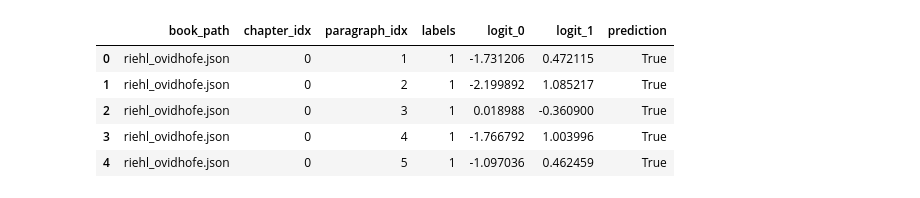
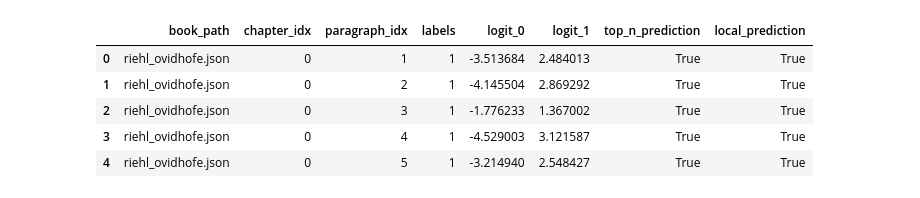
Before and after one commit to MzudemO/chapter-segmentation, a Jupyter notebook: onetime_scripts/evaluate_predictions.ipynb, the cells around one changed output. Saved outputs shown, nothing was run; the diff lists cells and outputs as text; code cells hidden in the pictures.

```diff
--- a/onetime_scripts/evaluate_predictions.ipynb
+++ b/onetime_scripts/evaluate_predictions.ipynb
@@ -6,7 +12,7 @@ from nltk.metrics import segmentation
 # %%
-df = pd.read_pickle("../results/predictions_test.pkl")
+df = pd.read_pickle("../results/predictions_finetuned_2e-5_bs32_e3_best.pkl")
+# df = random_model(df)
+print(len(df))
 df.head()
-
-print(len(df))
 # %% [output]
 1532682
@@ -13,24 +25,27 @@ print(len(df))
 # %%
 def add_predictions(df: pd.DataFrame) -> pd.DataFrame:
     df = df.copy()
-    df["prediction"] = pd.Series([True for _ in range(len(df))])
+    df["top_n_prediction"] = pd.Series([True for _ in range(len(df))])
     for book in tqdm(df["book_path"].unique()):
         book_df = df[df["book_path"] == book]
         predicted_chapters = book_df.sort_values("logit_0", ascending=False)[
             : len(book_df[book_df["labels"] == 0])
         ]
         for row in predicted_chapters.iterrows():
-            df.loc[row[0], "prediction"] = False  # chapter break is class 0
+            df.loc[row[0], "top_n_prediction"] = False  # chapter break is class 0
+    df["local_prediction"] = pd.Series([True for _ in range(len(df))])
+    for idx, row in df.iterrows():
+        df.loc[idx, "local_prediction"] = row["logit_0"] < row["logit_1"]
 
     return df
 
 pred_df = add_predictions(df)
 pred_df.head()
 # %% [output]
-|  | book_path | chapter_idx | paragraph_idx | labels | logit_0 | logit_1 | prediction |
-| 0 | riehl_ovidhofe.json | 0 | 1 | 1 | -1.731206 | 0.472115 | True |
-| 1 | riehl_ovidhofe.json | 0 | 2 | 1 | -2.199892 | 1.085217 | True |
-| 2 | riehl_ovidhofe.json | 0 | 3 | 1 | 0.018988 | -0.360900 | True |
-| 3 | riehl_ovidhofe.json | 0 | 4 | 1 | -1.766792 | 1.003996 | True |
-| 4 | riehl_ovidhofe.json | 0 | 5 | 1 | -1.097036 | 0.462459 | True |
+|  | book_path | chapter_idx | paragraph_idx | labels | logit_0 | logit_1 | top_n_prediction | local_prediction |
+| 0 | riehl_ovidhofe.json | 0 | 1 | 1 | -3.513684 | 2.484013 | True | True |
+| 1 | riehl_ovidhofe.json | 0 | 2 | 1 | -4.145504 | 2.869292 | True | True |
+| 2 | riehl_ovidhofe.json | 0 | 3 | 1 | -1.776233 | 1.367002 | True | True |
+| 3 | riehl_ovidhofe.json | 0 | 4 | 1 | -4.529003 | 3.121587 | True | True |
+| 4 | riehl_ovidhofe.json | 0 | 5 | 1 | -3.214940 | 2.548427 | True | True |
 # %%
```
Also changed, not shown: parts of 8 cells of this notebook, 2 other files.
